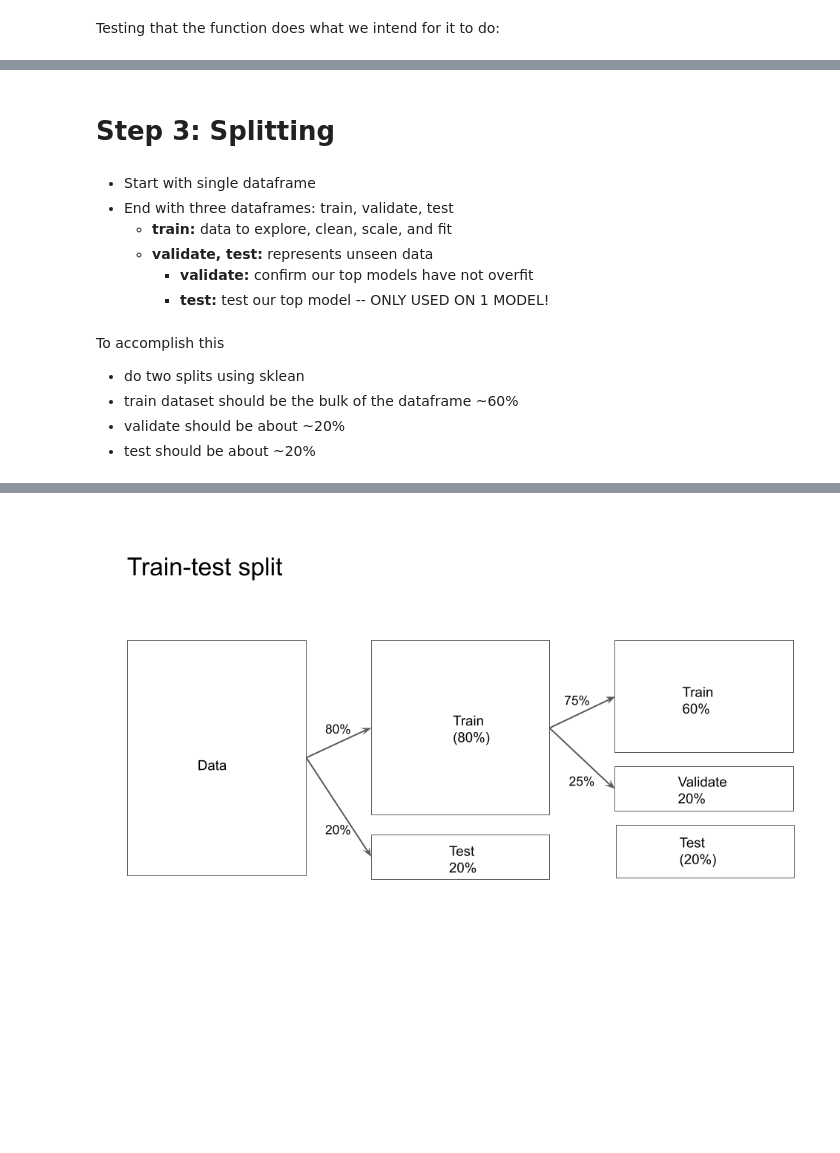
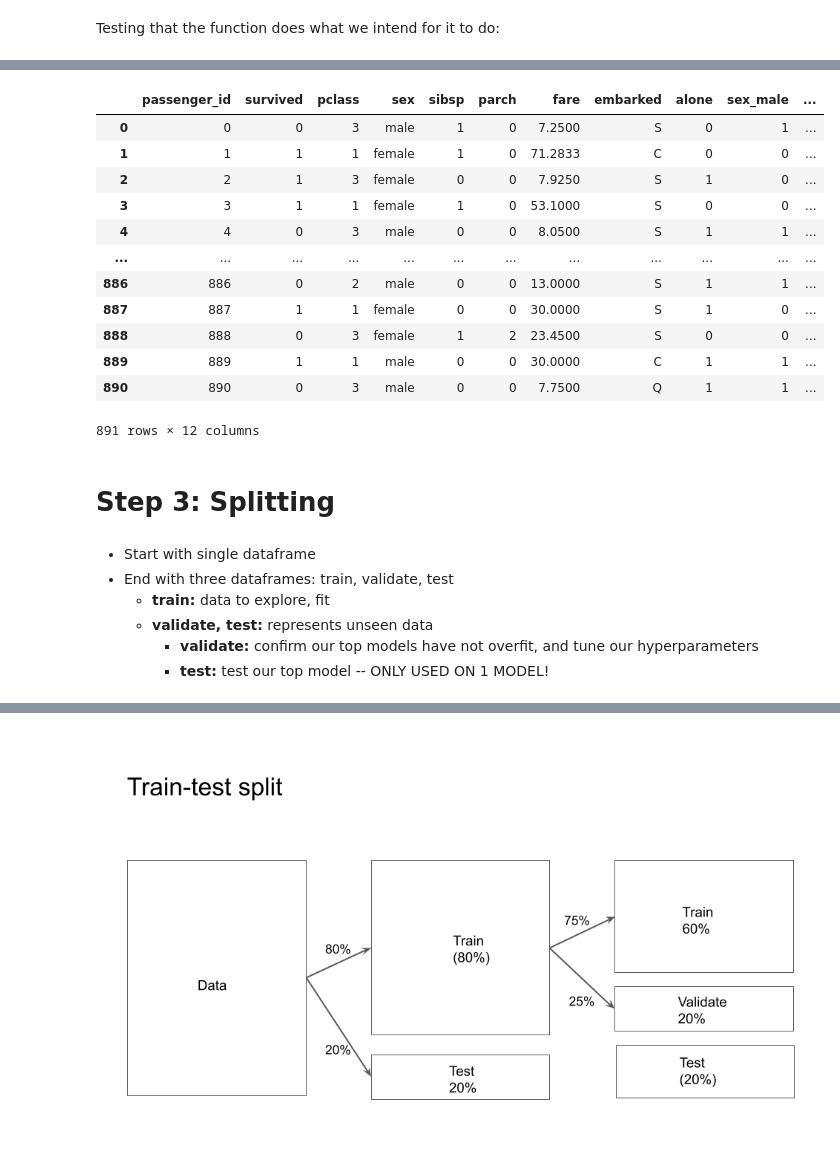
Before and after one commit to CodeupClassroom/pagel-classification-exercises, a Jupyter notebook: prepare_lesson.ipynb, the cells around one changed output, grey strips where cells are left out. Drawn from its saved outputs; the diff is of its cells as text; code cells hidden in the pictures; blank space fills up the shorter version.

```diff
--- a/prepare_lesson.ipynb
+++ b/prepare_lesson.ipynb
@@ -495,0 +644,4 @@ also known as Hughes phenomenon: https://miro.medium.com/v2/resize:fit:1400/form
+# %%
+# create dummy variables for 'sex' and 'embark_town'
+dummy_df = pd.get_dummies(df[['sex', 'embarked']], drop_first=True)
+dummy_df.head()
@@ -496,2 +655,3 @@ also known as Hughes phenomenon: https://miro.medium.com/v2/resize:fit:1400/form
 # %%
 # concatenate the dummy_df dataframe above with the original df and validate.
+df = pd.concat([df, dummy_df], axis=1)
@@ -500,18 +669,19 @@ also known as Hughes phenomenon: https://miro.medium.com/v2/resize:fit:1400/form
 # %% [markdown]
 ### Now that everything is clean, lets make a function!
 # %%
-# def clean_titanic(df):
-#     '''
-#     This function will clean the the titanic dataset
-#     '''
-#     df = df.drop(columns =['embarked','class','age','deck'])
+def clean_titanic(df):
+    '''
+    This function will clean the the titanic dataset
+    '''
+    df = df.drop(columns =['embark_town','class','age','deck'])
 
-#     df.embark_town = df.embark_town.fillna(value='Southampton')
+    df.embarked = df.embarked.fillna(value='S')
 
-#     dummy_df = pd.get_dummies(df[['sex','embark_town']], drop_first=True)
-#     df = pd.concat([df, dummy_df], axis=1)
-#     return df
+    dummy_df = pd.get_dummies(df[['sex','embarked']], drop_first=True)
+    df = pd.concat([df, dummy_df], axis=1)
+    return df
 # %% [markdown]
 Testing that the function does what we intend for it to do:
 # %%
 #acquire fresh copy of titanic function
+fresh_df = acquire.get_titanic_data()
@@ -518,17 +699,26 @@ Testing that the function does what we intend for it to do:
 # %%
 #use clean function
+clean_titanic(fresh_df)
+# %% [output]
+|  | passenger_id | survived | pclass | sex | sibsp | parch | fare | embarked | alone | sex_male | ... |
+| 0 | 0 | 0 | 3 | male | 1 | 0 | 7.2500 | S | 0 | 1 | ... |
+| 1 | 1 | 1 | 1 | female | 1 | 0 | 71.2833 | C | 0 | 0 | ... |
+| 2 | 2 | 1 | 3 | female | 0 | 0 | 7.9250 | S | 1 | 0 | ... |
+| 3 | 3 | 1 | 1 | female | 1 | 0 | 53.1000 | S | 0 | 0 | ... |
+| 4 | 4 | 0 | 3 | male | 0 | 0 | 8.0500 | S | 1 | 1 | ... |
+| ... | ... | ... | ... | ... | ... | ... | ... | ... | ... | ... | ... |
+| 886 | 886 | 0 | 2 | male | 0 | 0 | 13.0000 | S | 1 | 1 | ... |
+| 887 | 887 | 1 | 1 | female | 0 | 0 | 30.0000 | S | 1 | 0 | ... |
+| 888 | 888 | 0 | 3 | female | 1 | 2 | 23.4500 | S | 0 | 0 | ... |
+| 889 | 889 | 1 | 1 | male | 0 | 0 | 30.0000 | C | 1 | 1 | ... |
+| 890 | 890 | 0 | 3 | male | 0 | 0 | 7.7500 | Q | 1 | 1 | ... |
+891 rows × 12 columns
 # %% [markdown]
 # Step 3: Splitting
 # %% [markdown]
 - Start with single dataframe
 - End with three dataframes: train, validate, test
-    - **train:** data to explore, clean, scale, and fit
+    - **train:** data to explore, fit
     - **validate, test:** represents unseen data
-        - **validate:** confirm our top models have not overfit
+        - **validate:** confirm our top models have not overfit, and tune our hyperparameters
         - **test:** test our top model -- ONLY USED ON 1 MODEL!
-# %% [markdown]
-To accomplish this
-- do two splits using sklean
-- train dataset should be the bulk of the dataframe ~60%
-- validate should be about ~20%
-- test should be about ~20%
```
Also changed, not shown: parts of 156 cells of this notebook.
